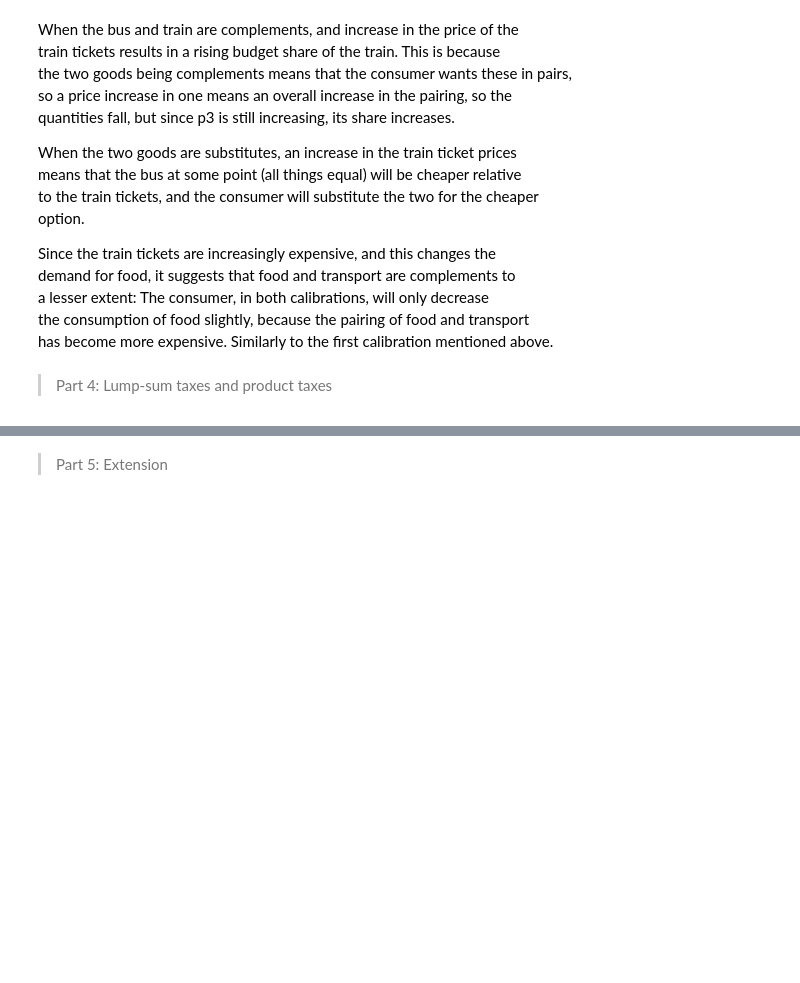
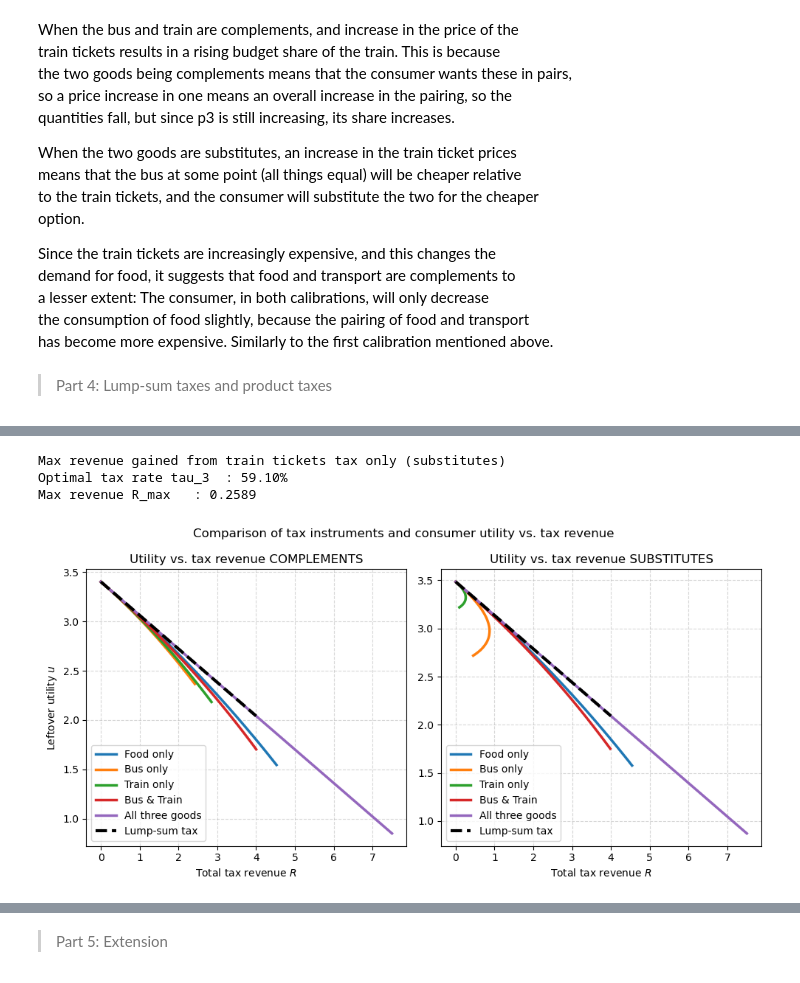
Before and after one commit to NumEconCopenhagen/projects-2025-xjc997, a Jupyter notebook: 02_modelproject/modelproject.ipynb, the cells around one changed output, grey strips where cells are left out. Cells and saved outputs as stored; diff of their text form; code cells hidden in the pictures; blank space fills up the shorter version.

Commit message:
not yet finish 4.5, 5, and cleanup incl consumer.py class

```diff
--- a/02_modelproject/modelproject.ipynb
+++ b/02_modelproject/modelproject.ipynb
@@ -935,0 +1109,69 @@ has become more expensive. Similarly to the first calibration mentioned above.
+# %%
+# Calculating the max revenue from train tickets
+if __name__ == '__main__':
+    I_val, p1_val, p2_val = 10.0, 1.0, 1.0
+    alpha_val, beta_val, sigma_A_val = 0.6, 0.5, 0.8
+
+    gov_substitutes = GovernmentClass(par={'sigma_B': 3.0})
+
+    opt_tau, max_rev = gov_substitutes.max_revenue(goods=(3,), tau_max=3.0, N=1001)
+
+    print("Max revenue gained from train tickets tax only (substitutes)")
+    print(f"Optimal tax rate tau_3  : {opt_tau*100:.2f}%")
+    print(f"Max revenue R_max   : {max_rev:.4f}")
+# %% [output]
+Max revenue gained from train tickets tax only (substitutes)
+Optimal tax rate tau_3  : 59.10%
+Max revenue R_max   : 0.2589
+# %%
+# Plotting utility against revenue raised for the five taxes and the lump-sum tax
+if __name__ == '__main__':
+    tau_grid = np.linspace(0.0, 3.0, 100)
+    T_grid = np.linspace(0.0, 4.0, 100)  # Lump-sum
+
+    tax_scenarios = [
+        ("Food only", (1,)),
+        ("Bus only", (2,)),
+        ("Train only", (3,)),
+        ("Bus & Train", (2, 3)),
+        ("All three goods", (1, 2, 3))
+    ]
+
+    calibrations = [('Complements', 0.4), ('Substitutes', 3.0)]
+
+    # Plotting with one panel per calibration
+    fig_comp, axes_comp = plt.subplots(1, 2, figsize=(10, 5)) # comp for comparison
+
+    for index, (name, sigma_B) in enumerate(calibrations):
+        ax_comp = axes_comp[index]
+        gov = GovernmentClass(par={'sigma_B': sigma_B})
+
+        # Five product taxes
+        for label, goods in tax_scenarios:
+            R_list, u_list = [], []
+            for tau in tau_grid:
+                R, u = gov.revenue_and_utility(tau, goods=goods)
+                R_list.append(R)
+                u_list.append(u)
+            ax_comp.plot(R_list, u_list, label=label, linewidth=2.5)
+
+        # Lump-sum tax
+        R_lump, u_lump = [], []
+        for T in T_grid:
+            R, u = gov.revenue_and_utility_lump_sum(T)
+            R_lump.append(R)
+            u_lump.append(u)
+        ax_comp.plot(R_lump, u_lump, label="Lump-sum tax", color="black", linestyle="--", linewidth=3)
+
+        ax_comp.set_title(f'Utility vs. tax revenue {name.upper()}')
+        ax_comp.set_xlabel('Total tax revenue $R$')
+        if index == 0:
+            ax_comp.set_ylabel('Leftover utility $u$')
+        ax_comp.grid(True, linestyle='--', alpha=0.5)
+        ax_comp.legend(loc='lower left')
+
+    plt.suptitle('Comparison of tax instruments and consumer utility vs. tax revenue', y=0.98)
+    plt.tight_layout()
+    plt.show()
+# %% [output]
+[figure, added]
```
Also changed, not shown: parts of 8 cells of this notebook.
